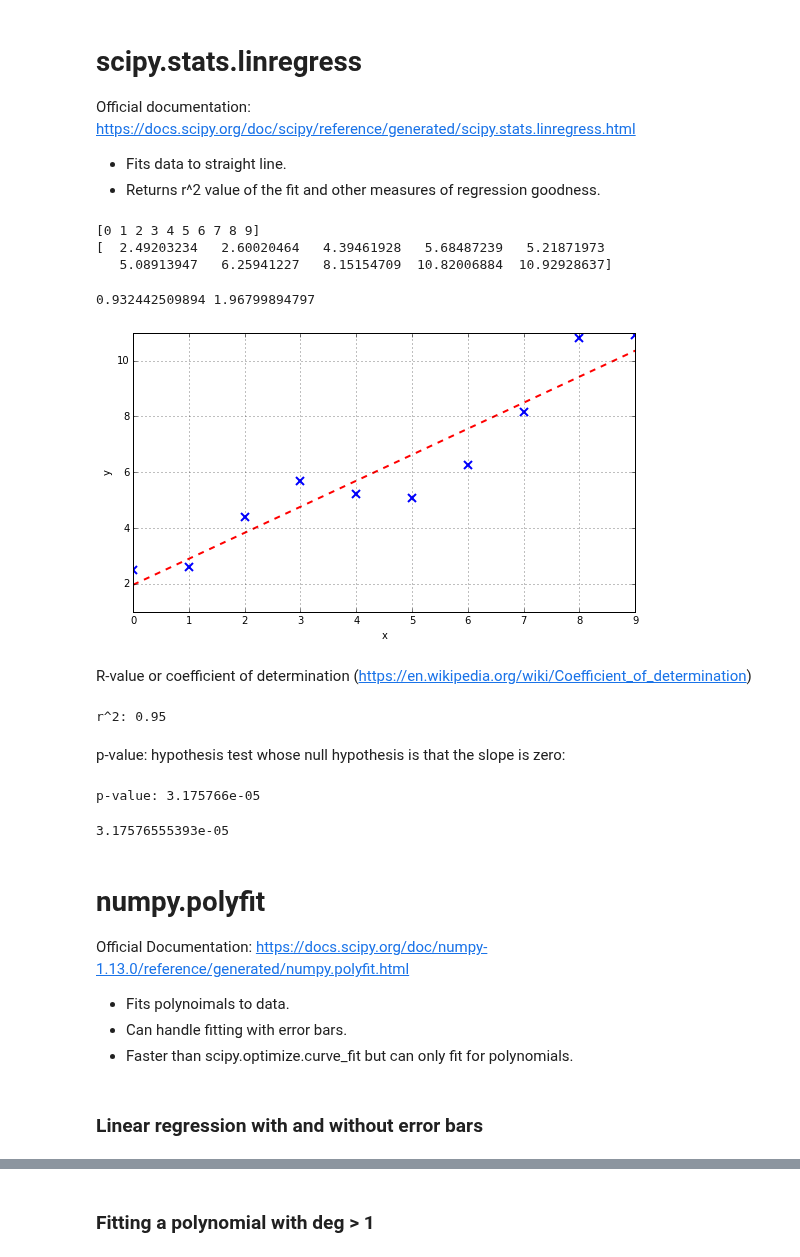
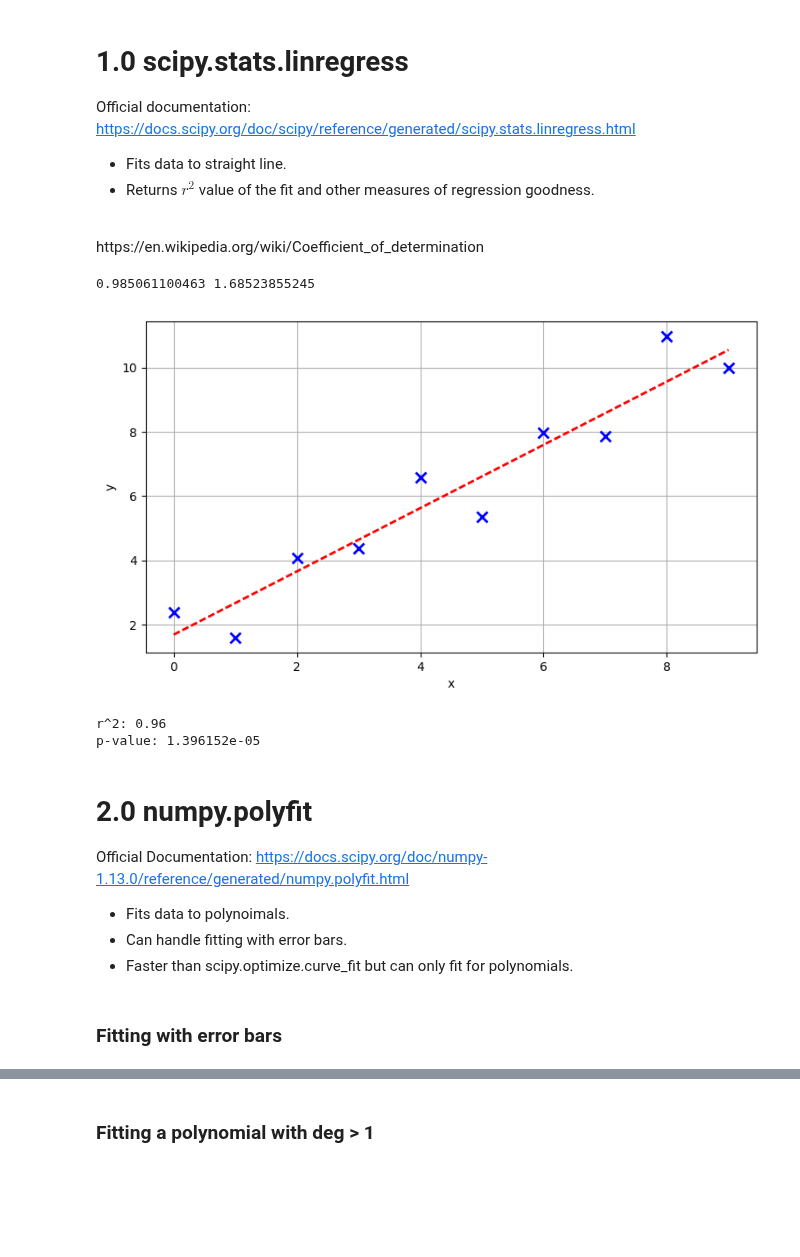
Before and after one commit to prickly-pythons/prickly-pythons, a Jupyter notebook: code_from_meetings/fitting/fitting.ipynb, the cells around one changed output, grey strips where cells are left out. Saved outputs shown, nothing was run; the diff lists cells and outputs as text; code cells hidden in the pictures; blank space fills up the shorter version.

Commit message:
Updated fitting notebook . Removed fitting pdf.

```diff
--- a/code_from_meetings/fitting/fitting.ipynb
+++ b/code_from_meetings/fitting/fitting.ipynb
@@ -18,6 +17,8 @@ import numpy as np
 # %% [markdown]
-# scipy.stats.linregress
+# 1.0 scipy.stats.linregress
 
 Official documentation: https://docs.scipy.org/doc/scipy/reference/generated/scipy.stats.linregress.html
 - Fits data to straight line.
-- Returns r^2 value of the fit and other measures of regression goodness.
+- Returns $r^2$ value of the fit and other measures of regression goodness.
+<br>
+https://en.wikipedia.org/wiki/Coefficient_of_determination
@@ -24,61 +27,39 @@ Official documentation: https://docs.scipy.org/doc/scipy/reference/generated/sci
 # %%
 # Generate some synthetic data
-x = np.arange(0,10)
-y = x + np.random.rand(10)*3.
-# (rand() returns a random number between 0 and 1.)
-print(x)
-print(y)
+num_points = 10
+x = np.arange(0,num_points)
+y = x + np.random.rand(num_points)*3
-# %% [output]
-[0 1 2 3 4 5 6 7 8 9]
-[  2.49203234   2.60020464   4.39461928   5.68487239   5.21871973
-   5.08913947   6.25941227   8.15154709  10.82006884  10.92928637]
-# %%
-import scipy.stats as stats
-
-slope, intercept, r_value, p_value, std_err = stats.linregress(x,y)
-# Performing a linear regression data this way
-# will return 5 values that must all be named!
-#If you're not interested in all of these:
-slope, intercept, *stats = stats.linregress(x,y)
-
-print(slope, intercept)
-# %% [output]
-0.932442509894 1.96799894797
+# %%
+# Fit a straight line
+slope, intercept, r_value, p_value, std_err = stats.linregress(x,y)
+
+print(slope, intercept)
+# %% [output]
+0.985061100463 1.68523855245
 # %%
 # Plot the data and the fitted function
 fig = plt.figure(figsize=(9,5))
-ax1 = fig.add_subplot(111)
-ax1.plot(x, y, 'x', mew=2, ms=8, color='blue')
-ax1.plot(x, x*slope+intercept, ls='--', color='red', lw=2)
-ax1.set_xlabel('x')
-ax1.set_ylabel('y')
-ax1.grid()
+ax = fig.add_subplot(111)
+ax.plot(x, y, 'x', mew=2, ms=8, color='blue')
+ax.plot(x, x*slope + intercept, ls='--', color='red', lw=2)
+ax.set_xlabel('x')
+ax.set_ylabel('y')
+ax.grid()
 plt.show()
 # %% [output]
-[figure, old version]
+[figure, new version]
-# %% [markdown]
-R-value or coefficient of determination (https://en.wikipedia.org/wiki/Coefficient_of_determination)
 # %%
 print('r^2: %.2f' % r_value)
+print('p-value: %e' % p_value)
 # %% [output]
-r^2: 0.95
+r^2: 0.96
+p-value: 1.396152e-05
-# %% [markdown]
-p-value: hypothesis test whose null hypothesis is that the slope is zero:
-# %%
-print('p-value: %e' % p_value)
-# %% [output]
-p-value: 3.175766e-05
-# %%
-# Same as:
-print(stats[1])
-# %% [output]
-3.17576555393e-05
 # %% [markdown]
-# numpy.polyfit
+# 2.0 numpy.polyfit
 Official Documentation: https://docs.scipy.org/doc/numpy-1.13.0/reference/generated/numpy.polyfit.html
-- Fits polynoimals to data.
+- Fits data to polynoimals.
 - Can handle fitting with error bars.
 - Faster than scipy.optimize.curve_fit but can only fit for polynomials.
 # %% [markdown]
-### Linear regression with and without error bars
+### Fitting with error bars
 # %%
```
Also changed, not shown: parts of 16 cells of this notebook, 1 other file.
